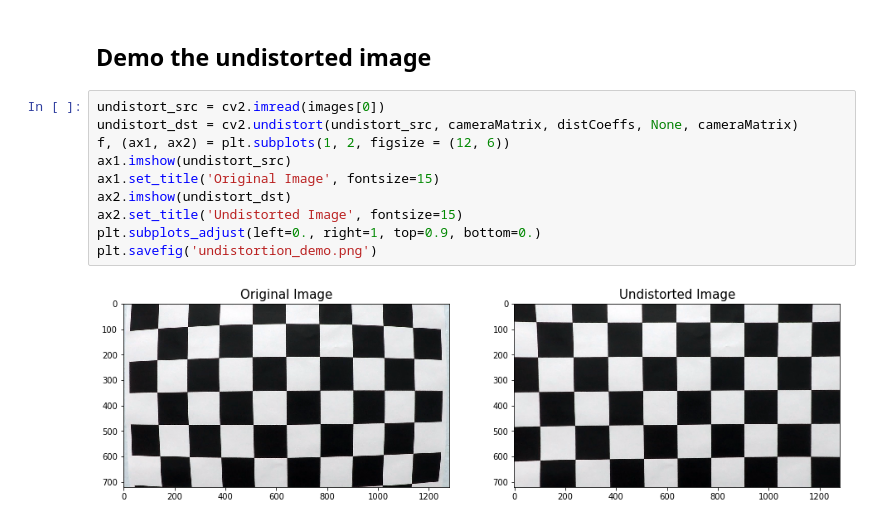
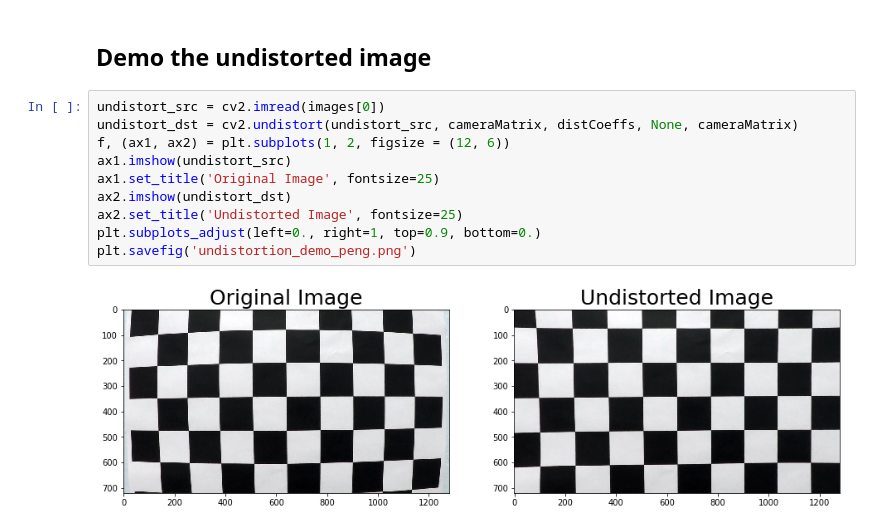
Before and after one commit to patricksu/CarND-Advanced-Lane-Lines, a Jupyter notebook: examples/example.ipynb, the cells around one changed output. Cells and saved outputs as stored; diff of their text form.

Commit message:
added undistortion_test1_peng.png

```diff
--- a/examples/example.ipynb
+++ b/examples/example.ipynb
@@ -59,12 +59,12 @@ retval, cameraMatrix, distCoeffs, rvecs, tvecs = cv2.calibrateCamera(objpoints,
 # %%
 undistort_src = cv2.imread(images[0])
 undistort_dst = cv2.undistort(undistort_src, cameraMatrix, distCoeffs, None, cameraMatrix)
 f, (ax1, ax2) = plt.subplots(1, 2, figsize = (12, 6))
 ax1.imshow(undistort_src)
-ax1.set_title('Original Image', fontsize=15)
+ax1.set_title('Original Image', fontsize=25)
 ax2.imshow(undistort_dst)
-ax2.set_title('Undistorted Image', fontsize=15)
+ax2.set_title('Undistorted Image', fontsize=25)
 plt.subplots_adjust(left=0., right=1, top=0.9, bottom=0.)
-plt.savefig('undistortion_demo.png')
+plt.savefig('undistortion_demo_peng.png')
 # %% [output]
-[figure, old version]
+[figure, new version]
```
Also changed, not shown: parts of 1 cell of this notebook, 1 other file.
